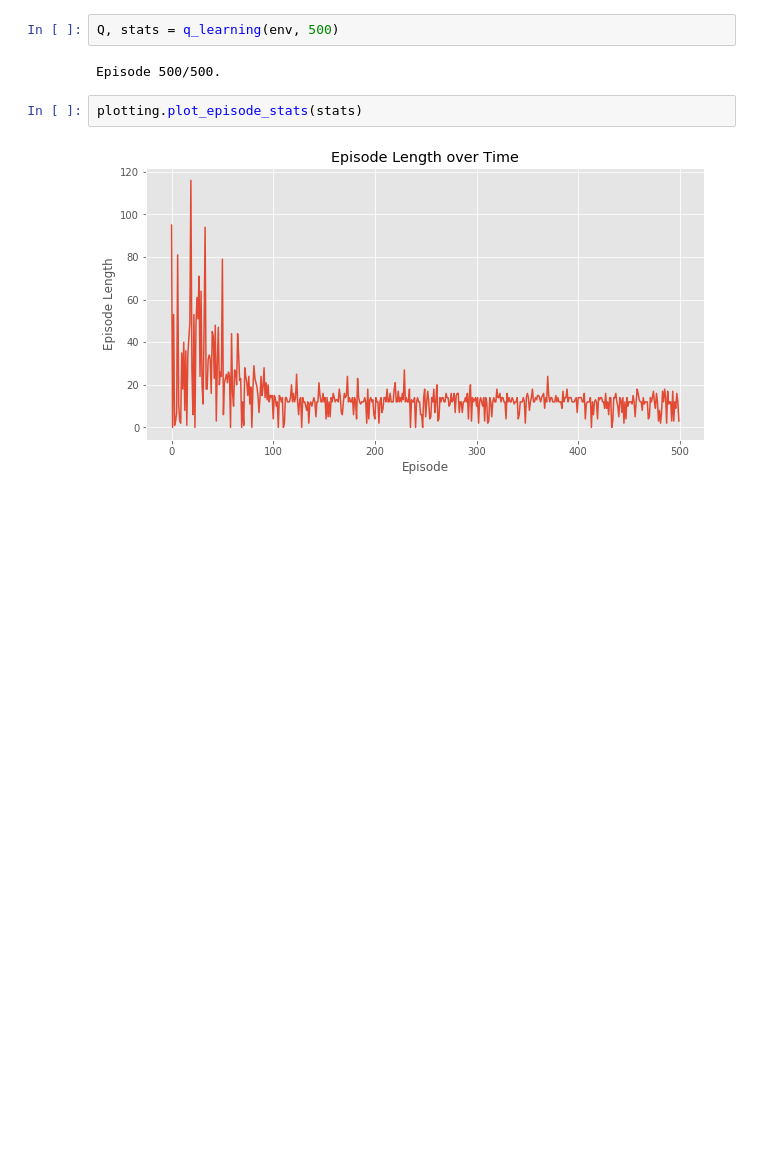
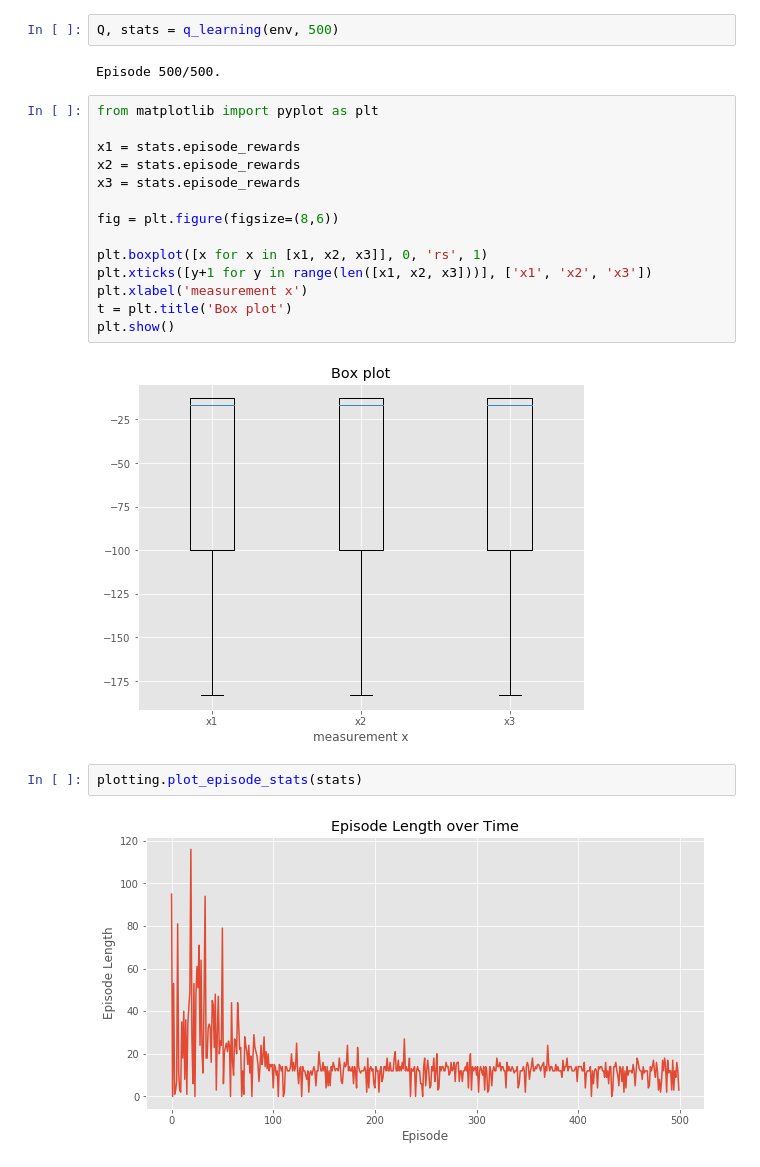
Before and after one commit to appa-ayephyu/reinforcementlearningexercises, a Jupyter notebook: Q_Learning/cliffwalking.ipynb, the cells around one changed output. Drawn from its saved outputs; the diff is of its cells as text; blank space fills up the shorter version.

```diff
--- a/Q_Learning/cliffwalking.ipynb
+++ b/Q_Learning/cliffwalking.ipynb
@@ -116,6 +116,22 @@ def q_learning(env, num_episodes, discount_factor=1.0, alpha=0.5, epsilon=0.1):
 Q, stats = q_learning(env, 500)
 # %% [output]
 Episode 500/500.
+# %%
+from matplotlib import pyplot as plt
+
+x1 = stats.episode_rewards
+x2 = stats.episode_rewards
+x3 = stats.episode_rewards
+
+fig = plt.figure(figsize=(8,6))
+
+plt.boxplot([x for x in [x1, x2, x3]], 0, 'rs', 1)
+plt.xticks([y+1 for y in range(len([x1, x2, x3]))], ['x1', 'x2', 'x3'])
+plt.xlabel('measurement x')
+t = plt.title('Box plot')
+plt.show()
+# %% [output]
+[figure, added]
 # %%
 plotting.plot_episode_stats(stats)
 # %% [output]
```
Also changed, not shown: 13 other files.
